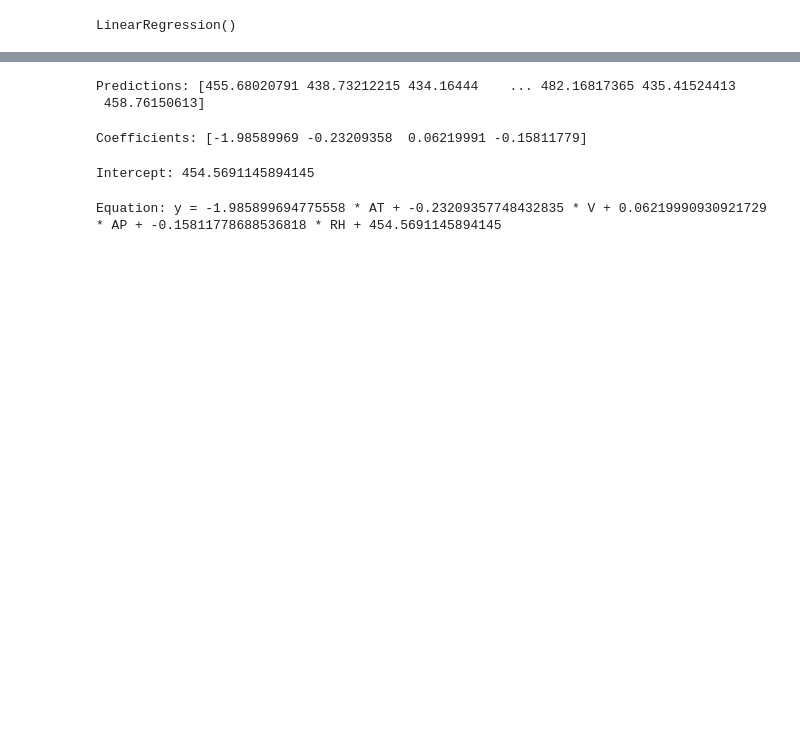
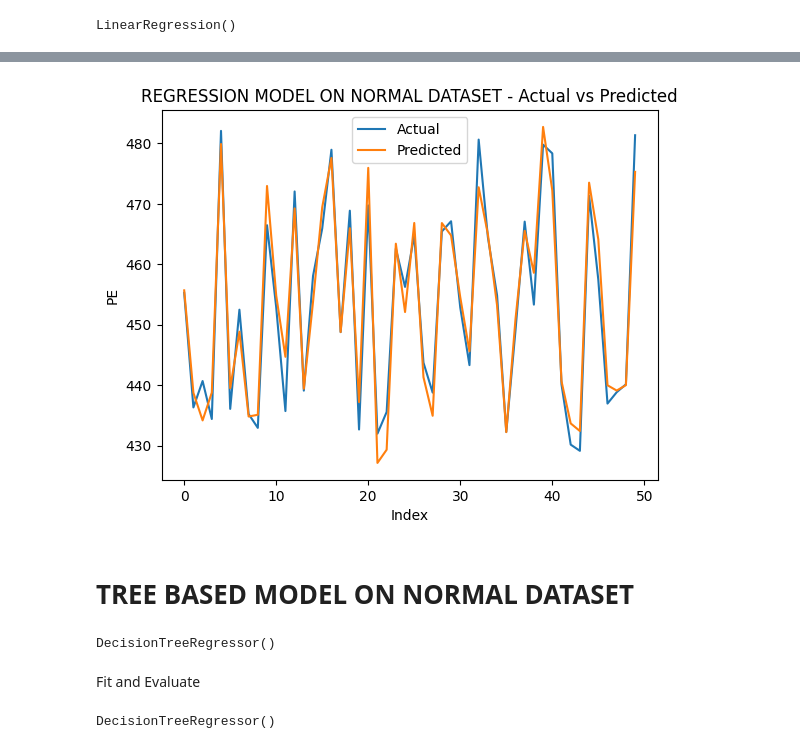
Before and after one commit to kinqsradio/COS40007-Artificial-Intelligence-for-Engineering, a Jupyter notebook: week-02-portfolio/code/datasets.ipynb, the cells around one changed output, grey strips where cells are left out. Cells and saved outputs as stored; diff of their text form; code cells hidden in the pictures; blank space fills up the shorter version.

```diff
--- a/week-02-portfolio/code/datasets.ipynb
+++ b/week-02-portfolio/code/datasets.ipynb
@@ -229,0 +256,16 @@ sns.regplot(x='RH', y='PE', data=df)
+# %%
+# Display the model predictions
+def plot_actual_vs_predicted(name, y_test, y_pred, num_values=None):
+    import matplotlib.pyplot as plt
+
+    if num_values is not None:
+        y_test = y_test[:num_values]
+        y_pred = y_pred[:num_values]
+
+    plt.plot(y_test.values, label='Actual')
+    plt.plot(y_pred, label='Predicted')
+    plt.xlabel('Index')
+    plt.ylabel('PE')
+    plt.title(f'{name} - Actual vs Predicted')
+    plt.legend()
+    plt.show()
@@ -229,0 +274,20 @@ sns.regplot(x='RH', y='PE', data=df)
+# %%
+#NOTE: REUSED VAR
+from sklearn.preprocessing import StandardScaler
+
+scaler = StandardScaler()
+
+# Feature Columns
+X = df[['AT', 'V', 'AP', 'RH']]
+X_normalized = scaler.fit_transform(X)
+
+# Target Column
+y = df['PE']
+
+# Split the dataset into training and testing sets
+X_train, X_test, y_train, y_test = train_test_split(X_normalized, y, test_size=0.2, random_state=42)
+
+print(f'X: {X.size}')
+print(f'y: {y.size}')
+print("Original Shape:", X.shape)
+print("Normalized Shape:", X_normalized.shape)
@@ -245,3 +306,0 @@ y = df['PE']
-# %%
-# Split the dataset into training and testing sets
-X_train, X_test, y_train, y_test = train_test_split(X, y, test_size=0.2, random_state=42)
@@ -276,0 +348,18 @@ Training Score: 0.928331545565795
+# %%
+plot_actual_vs_predicted('REGRESSION MODEL ON NORMAL DATASET', y_test, y_pred, 50)
+# %% [output]
+[figure, added]
+# %% [markdown]
+# TREE BASED MODEL ON NORMAL DATASET
+# %%
+tree_model = DecisionTreeRegressor()
+print(tree_model)
+# %% [output]
+DecisionTreeRegressor()
+# %% [markdown]
+Fit and Evaluate
+# %%
+# Train the model
+tree_model.fit(X_train, y_train)
+# %% [output]
+DecisionTreeRegressor()
@@ -277,21 +369,3 @@ Training Score: 0.928331545565795
 # %%
-# Display the model predictions
-print(f'Predictions: {y_pred}')
+# Predict the model
+y_pred = tree_model.predict(X_test)
-# %% [output]
-Predictions: [455.68020791 438.73212215 434.16444    ... 482.16817365 435.41524413
- 458.76150613]
-# %%
-# Display the model coefficients
-print(f'Coefficients: {reg_model.coef_}')
-# %% [output]
-Coefficients: [-1.98589969 -0.23209358  0.06219991 -0.15811779]
-# %%
-# Display the model intercept
-print(f'Intercept: {reg_model.intercept_}')
-# %% [output]
-Intercept: 454.5691145894145
-# %%
-# Display the model equation
-print(f'Equation: y = {reg_model.coef_[0]} * AT + {reg_model.coef_[1]} * V + {reg_model.coef_[2]} * AP + {reg_model.coef_[3]} * RH + {reg_model.intercept_}')
-# %% [output]
-Equation: y = -1.985899694775558 * AT + -0.23209357748432835 * V + 0.06219990930921729 * AP + -0.15811778688536818 * RH + 454.5691145894145
```
Also changed, not shown: parts of 33 cells of this notebook.
